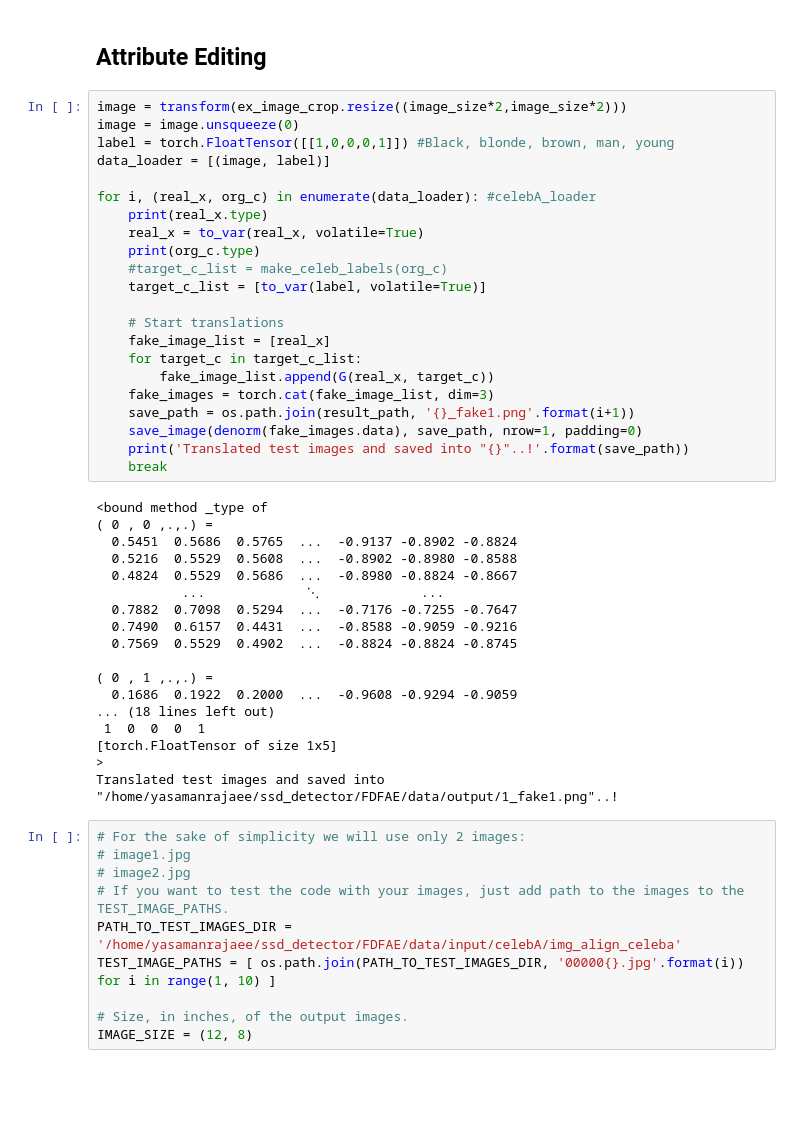
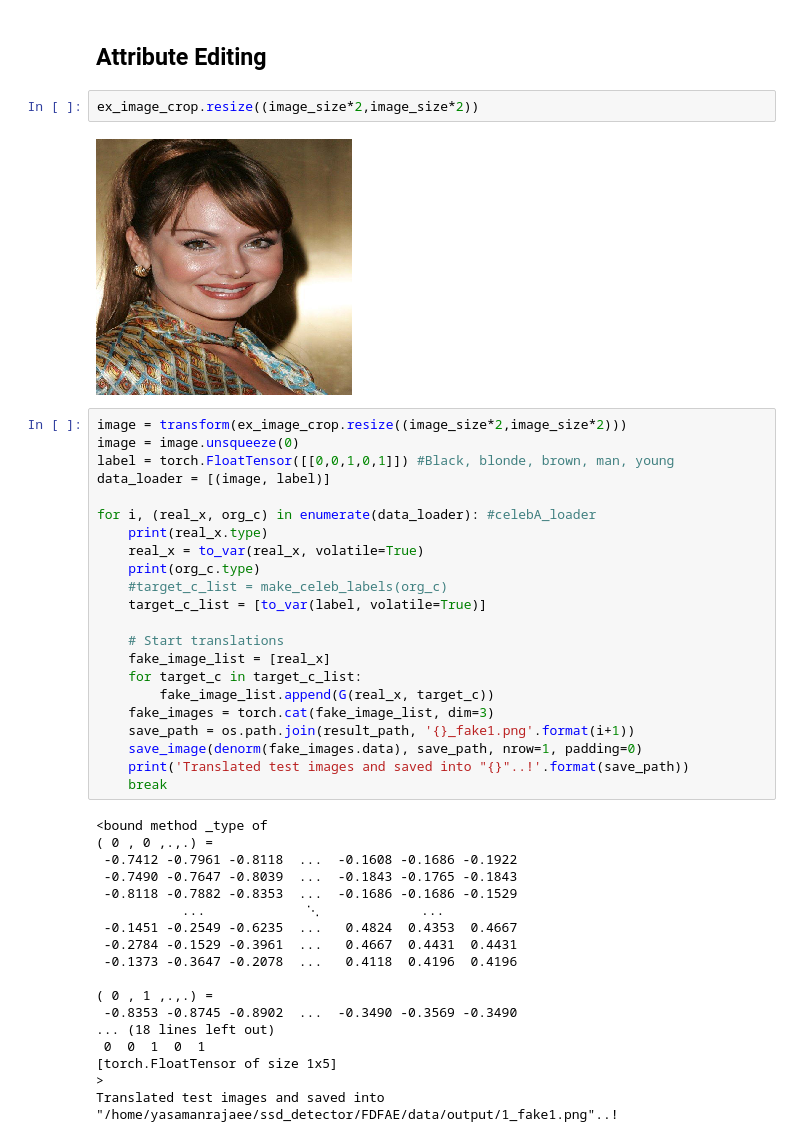
Before and after one commit to YasiRajaee/FDFAE, a Jupyter notebook: src/detection_editing.ipynb, the cells around one changed output. Saved outputs shown, nothing was run; the diff lists cells and outputs as text; blank space fills up the shorter version.

```diff
--- a/src/detection_editing.ipynb
+++ b/src/detection_editing.ipynb
@@ -241,9 +241,13 @@ ex_image_crop
 # %% [markdown]
 ## Attribute Editing
+# %%
+ex_image_crop.resize((image_size*2,image_size*2))
+# %% [output]
+[figure, added]
 # %%
 image = transform(ex_image_crop.resize((image_size*2,image_size*2)))
 image = image.unsqueeze(0)
-label = torch.FloatTensor([[1,0,0,0,1]]) #Black, blonde, brown, man, young
+label = torch.FloatTensor([[0,0,1,0,1]]) #Black, blonde, brown, man, young
 data_loader = [(image, label)]
 
 for i, (real_x, org_c) in enumerate(data_loader): #celebA_loader
@@ -265,28 +269,18 @@ for i, (real_x, org_c) in enumerate(data_loader): #celebA_loader
 # %% [output]
 <bound method _type of
 ( 0 , 0 ,.,.) =
-  0.5451  0.5686  0.5765  ...  -0.9137 -0.8902 -0.8824
-  0.5216  0.5529  0.5608  ...  -0.8902 -0.8980 -0.8588
-  0.4824  0.5529  0.5686  ...  -0.8980 -0.8824 -0.8667
+ -0.7412 -0.7961 -0.8118  ...  -0.1608 -0.1686 -0.1922
+ -0.7490 -0.7647 -0.8039  ...  -0.1843 -0.1765 -0.1843
+ -0.8118 -0.7882 -0.8353  ...  -0.1686 -0.1686 -0.1529
            ...             ⋱             ...
-  0.7882  0.7098  0.5294  ...  -0.7176 -0.7255 -0.7647
-  0.7490  0.6157  0.4431  ...  -0.8588 -0.9059 -0.9216
-  0.7569  0.5529  0.4902  ...  -0.8824 -0.8824 -0.8745
+ -0.1451 -0.2549 -0.6235  ...   0.4824  0.4353  0.4667
+ -0.2784 -0.1529 -0.3961  ...   0.4667  0.4431  0.4431
+ -0.1373 -0.3647 -0.2078  ...   0.4118  0.4196  0.4196
 
 ( 0 , 1 ,.,.) =
-  0.1686  0.1922  0.2000  ...  -0.9608 -0.9294 -0.9059
+ -0.8353 -0.8745 -0.8902  ...  -0.3490 -0.3569 -0.3490
 ... (18 lines left out)
- 1  0  0  0  1
+ 0  0  1  0  1
 [torch.FloatTensor of size 1x5]
 >
 Translated test images and saved into "/home/yasamanrajaee/ssd_detector/FDFAE/data/output/1_fake1.png"..!
-# %%
-# For the sake of simplicity we will use only 2 images:
-# image1.jpg
-# image2.jpg
-# If you want to test the code with your images, just add path to the images to the TEST_IMAGE_PATHS.
-PATH_TO_TEST_IMAGES_DIR = '/home/yasamanrajaee/ssd_detector/FDFAE/data/input/celebA/img_align_celeba'
-TEST_IMAGE_PATHS = [ os.path.join(PATH_TO_TEST_IMAGES_DIR, '00000{}.jpg'.format(i)) for i in range(1, 10) ]
-
-# Size, in inches, of the output images.
-IMAGE_SIZE = (12, 8)
```
Also changed, not shown: parts of 6 cells of this notebook.
